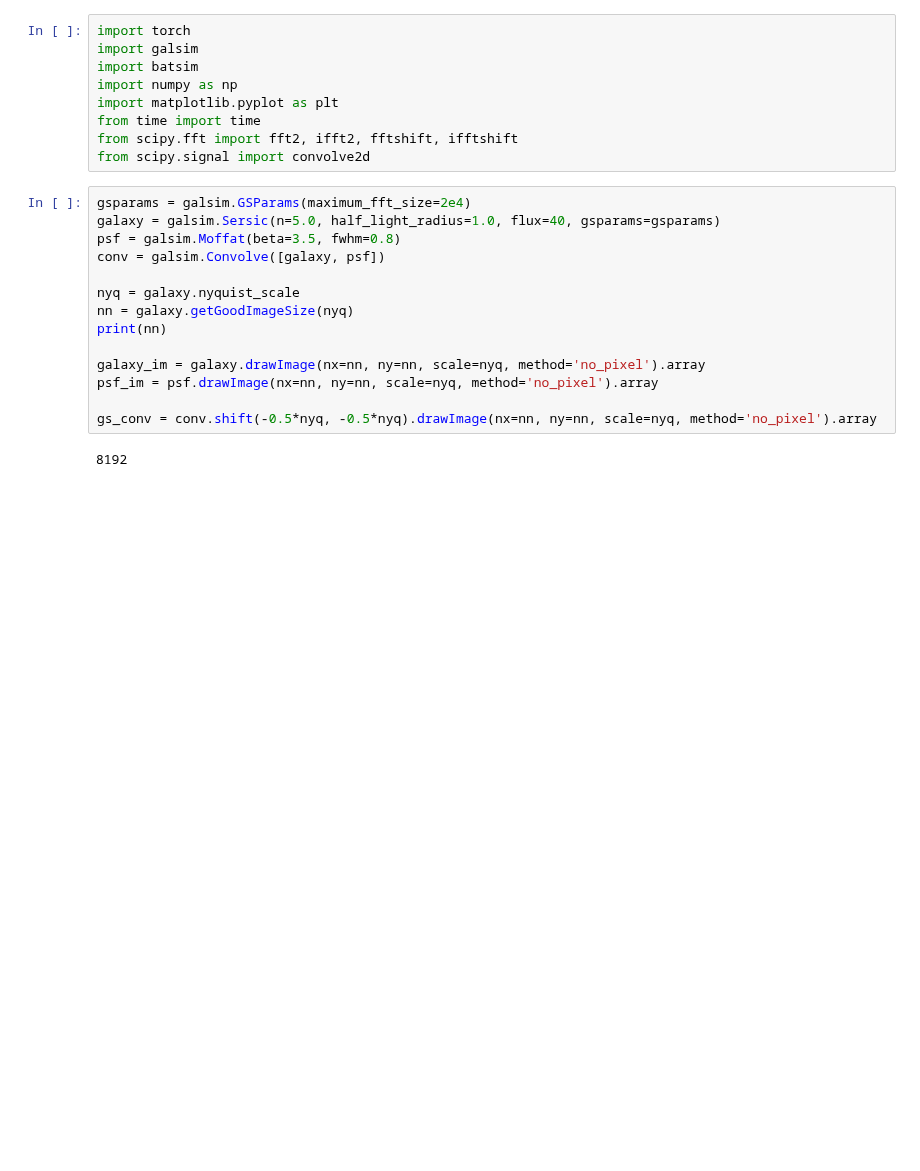
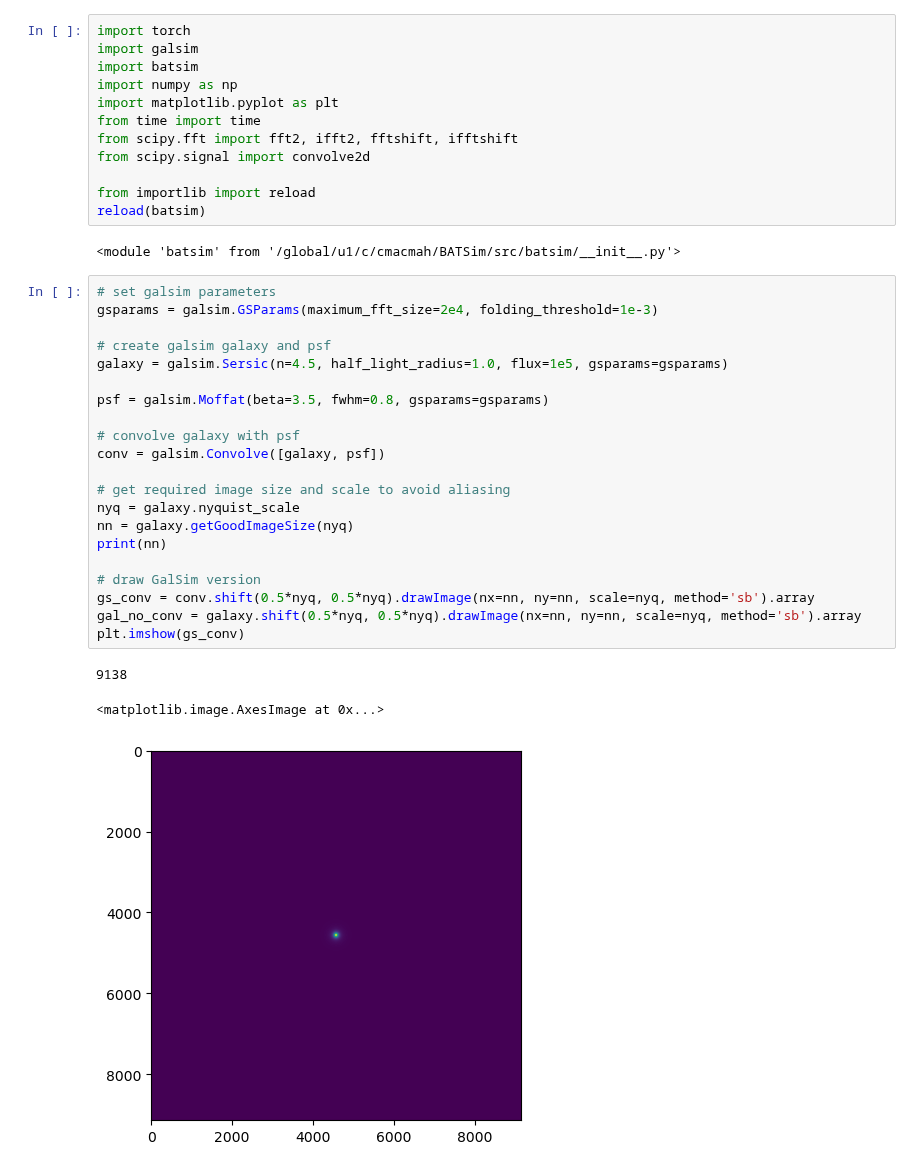
Before and after one commit to CMacM/BATSim, a Jupyter notebook: notebooks/dev/pytorch_conv.ipynb, the cells around one changed output. Cells and saved outputs as stored; diff of their text form; blank space fills up the shorter version.

```diff
--- a/notebooks/dev/pytorch_conv.ipynb
+++ b/notebooks/dev/pytorch_conv.ipynb
@@ -7,19 +7,33 @@ import matplotlib.pyplot as plt
 from time import time
 from scipy.fft import fft2, ifft2, fftshift, ifftshift
 from scipy.signal import convolve2d
+
+from importlib import reload
+reload(batsim)
+# %% [output]
+<module 'batsim' from '/global/u1/c/cmacmah/BATSim/src/batsim/__init__.py'>
 # %%
-gsparams = galsim.GSParams(maximum_fft_size=2e4)
-galaxy = galsim.Sersic(n=5.0, half_light_radius=1.0, flux=40, gsparams=gsparams)
-psf = galsim.Moffat(beta=3.5, fwhm=0.8)
+# set galsim parameters
+gsparams = galsim.GSParams(maximum_fft_size=2e4, folding_threshold=1e-3)
+
+# create galsim galaxy and psf
+galaxy = galsim.Sersic(n=4.5, half_light_radius=1.0, flux=1e5, gsparams=gsparams)
+
+psf = galsim.Moffat(beta=3.5, fwhm=0.8, gsparams=gsparams)
+
+# convolve galaxy with psf
 conv = galsim.Convolve([galaxy, psf])
 
+# get required image size and scale to avoid aliasing
 nyq = galaxy.nyquist_scale
 nn = galaxy.getGoodImageSize(nyq)
 print(nn)
 
-galaxy_im = galaxy.drawImage(nx=nn, ny=nn, scale=nyq, method='no_pixel').array
-psf_im = psf.drawImage(nx=nn, ny=nn, scale=nyq, method='no_pixel').array
-
-gs_conv = conv.shift(-0.5*nyq, -0.5*nyq).drawImage(nx=nn, ny=nn, scale=nyq, method='no_pixel').array
+# draw GalSim version
+gs_conv = conv.shift(0.5*nyq, 0.5*nyq).drawImage(nx=nn, ny=nn, scale=nyq, method='sb').array
+gal_no_conv = galaxy.shift(0.5*nyq, 0.5*nyq).drawImage(nx=nn, ny=nn, scale=nyq, method='sb').array
+plt.imshow(gs_conv)
 # %% [output]
-8192
+9138
+<matplotlib.image.AxesImage at 0x...>
+[figure, added]
```
Also changed, not shown: parts of 12 cells of this notebook, 2 other files.
